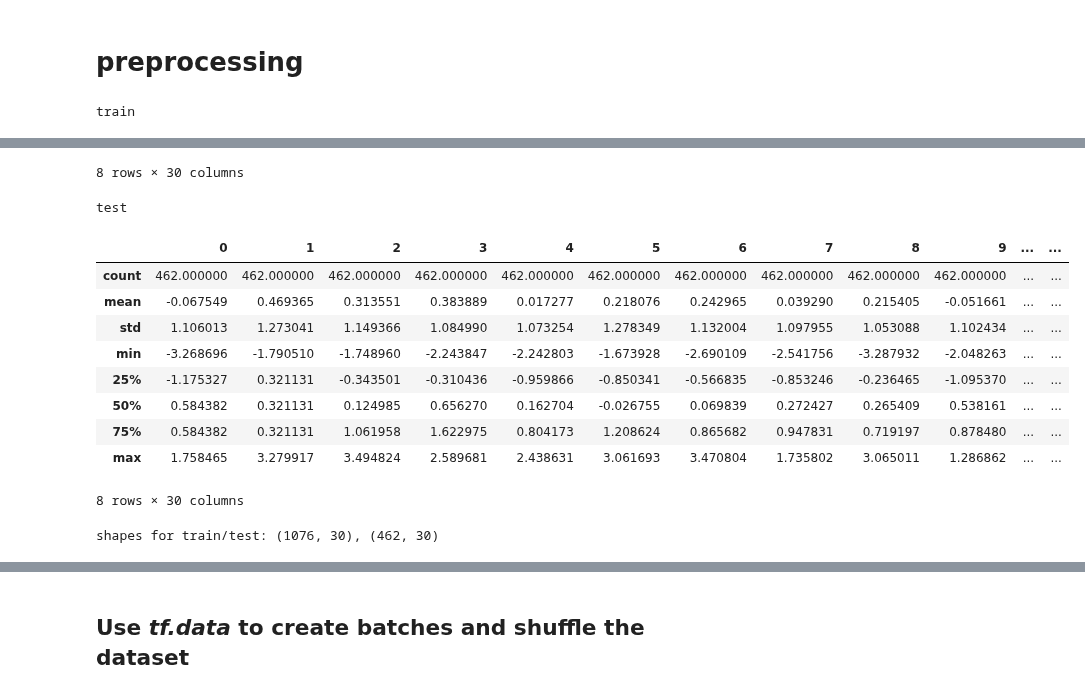
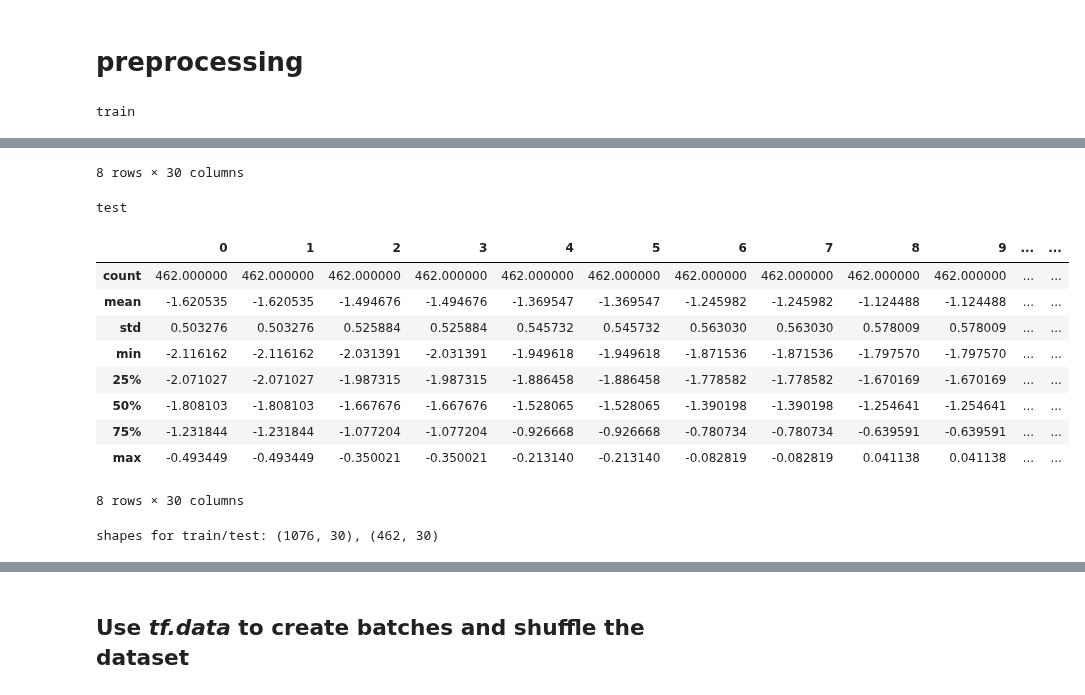
Before and after one commit to samuelsmal/drosophVAE, a Jupyter notebook: reparam_vae.ipynb, the cells around one changed output, grey strips where cells are left out. Saved outputs shown, nothing was run; the diff lists cells and outputs as text; code cells hidden in the pictures.

```diff
--- a/reparam_vae.ipynb
+++ b/reparam_vae.ipynb
@@ -84,7 +84,7 @@ _DATA_TYPE_2D_POS_ = '2d_pos'
 _SUPPORTED_DATA_TYPES_ = [_DATA_TYPE_3D_ANGLE_, _DATA_TYPE_2D_POS_]
 
 run_config = {
-    'debug': False,                # general flag for debug mode, triggers all `d_.*`-options.
+    'debug': True,                 # general flag for debug mode, triggers all `d_.*`-options.
     'd_zero_data': False,          # overwrite the data with zeroed out data, the overall shape is kept.
     'd_sinoid_data': True,
     'd_no_compression': False,     # if true, the latent_space will be the same dimension as the input. allowing the model to learn the identity function.
@@ -98,6 +98,8 @@ run_config = {
     'batch_size': 100
 }
 
+# And now the ... ugly parts begin. -> TODO put this in a class,
+
 if run_config['use_all_experiments']:
     # takes way too long otherwise
     run_config['batch_size'] = 1000
@@ -277,15 +279,29 @@ else:
 if run_config['debug']:
     if run_config['d_zero_data']:
         # resetting the scaler to make our life easier down below the pipeline
-        reshaped_joint_position = scaler.fit_transform(np.zeros_like(joint_positions))
+        _dummy_data_ = np.zeros_like(joint_positions)
     elif run_config['d_sinoid_data']:
-        _dummy_data_ = np.array([[np.sin(x) + (offset / joint_positions.shape[1])
-                                  for x in range(len(joint_positions))]
-                                 for offset in range(joint_positions.shape[1])]).T.astype(joint_positions.dtype)
-        reshaped_joint_position = scaler.fit_transform(_dummy_data_)
+        if run_config['data_type'] == _DATA_TYPE_2D_POS_:
+            _dummy_data_ = np.zeros_like(joint_positions)
+            for frame in range(_dummy_data_.shape[0]):
+                for joint in range(_dummy_data_.shape[1]):
+                    _dummy_data_[frame, joint, :] = np.sin(2 * np.pi * frame/_dummy_data_.shape[0] + joint / _dummy_data_.shape[1])
+
+        else:
+            _dummy_data_ = np.array([[np.sin(x) + (offset / joint_positions.shape[1])
+                                      for x in range(len(joint_positions))]
+                                     for offset in range(joint_positions.shape[1])]).T.astype(joint_positions.dtype)
+
+
+    if run_config['data_type'] == _DATA_TYPE_2D_POS_:
+        _dummy_data_ = _prep_2d_pos_data_(_dummy_data_)
+
 
     if run_config['use_time_series']:
+        reshaped_joint_position = scaler.fit_transform(_dummy_data_)
         reshaped_joint_position = _to_time_series_(reshaped_joint_position)
+    else:
+        reshaped_joint_position = _dummy_data_
 
 #
 # split and apply scaler
@@ -326,14 +342,14 @@ train
 8 rows × 30 columns
 test
 |  | 0 | 1 | 2 | 3 | 4 | 5 | 6 | 7 | 8 | 9 | ... | ... |
 | count | 462.000000 | 462.000000 | 462.000000 | 462.000000 | 462.000000 | 462.000000 | 462.000000 | 462.000000 | 462.000000 | 462.000000 | ... | ... |
-| mean | -0.067549 | 0.469365 | 0.313551 | 0.383889 | 0.017277 | 0.218076 | 0.242965 | 0.039290 | 0.215405 | -0.051661 | ... | ... |
-| std | 1.106013 | 1.273041 | 1.149366 | 1.084990 | 1.073254 | 1.278349 | 1.132004 | 1.097955 | 1.053088 | 1.102434 | ... | ... |
-| min | -3.268696 | -1.790510 | -1.748960 | -2.243847 | -2.242803 | -1.673928 | -2.690109 | -2.541756 | -3.287932 | -2.048263 | ... | ... |
-| 25% | -1.175327 | 0.321131 | -0.343501 | -0.310436 | -0.959866 | -0.850341 | -0.566835 | -0.853246 | -0.236465 | -1.095370 | ... | ... |
-| 50% | 0.584382 | 0.321131 | 0.124985 | 0.656270 | 0.162704 | -0.026755 | 0.069839 | 0.272427 | 0.265409 | 0.538161 | ... | ... |
-| 75% | 0.584382 | 0.321131 | 1.061958 | 1.622975 | 0.804173 | 1.208624 | 0.865682 | 0.947831 | 0.719197 | 0.878480 | ... | ... |
-| max | 1.758465 | 3.279917 | 3.494824 | 2.589681 | 2.438631 | 3.061693 | 3.470804 | 1.735802 | 3.065011 | 1.286862 | ... | ... |
+| mean | -1.620535 | -1.620535 | -1.494676 | -1.494676 | -1.369547 | -1.369547 | -1.245982 | -1.245982 | -1.124488 | -1.124488 | ... | ... |
+| std | 0.503276 | 0.503276 | 0.525884 | 0.525884 | 0.545732 | 0.545732 | 0.563030 | 0.563030 | 0.578009 | 0.578009 | ... | ... |
+| min | -2.116162 | -2.116162 | -2.031391 | -2.031391 | -1.949618 | -1.949618 | -1.871536 | -1.871536 | -1.797570 | -1.797570 | ... | ... |
+| 25% | -2.071027 | -2.071027 | -1.987315 | -1.987315 | -1.886458 | -1.886458 | -1.778582 | -1.778582 | -1.670169 | -1.670169 | ... | ... |
+| 50% | -1.808103 | -1.808103 | -1.667676 | -1.667676 | -1.528065 | -1.528065 | -1.390198 | -1.390198 | -1.254641 | -1.254641 | ... | ... |
+| 75% | -1.231844 | -1.231844 | -1.077204 | -1.077204 | -0.926668 | -0.926668 | -0.780734 | -0.780734 | -0.639591 | -0.639591 | ... | ... |
+| max | -0.493449 | -0.493449 | -0.350021 | -0.350021 | -0.213140 | -0.213140 | -0.082819 | -0.082819 | 0.041138 | 0.041138 | ... | ... |
 8 rows × 30 columns
 shapes for train/test: (1076, 30), (462, 30)
 # %%
```
Also changed, not shown: parts of 12 cells of this notebook, 2 other files.
